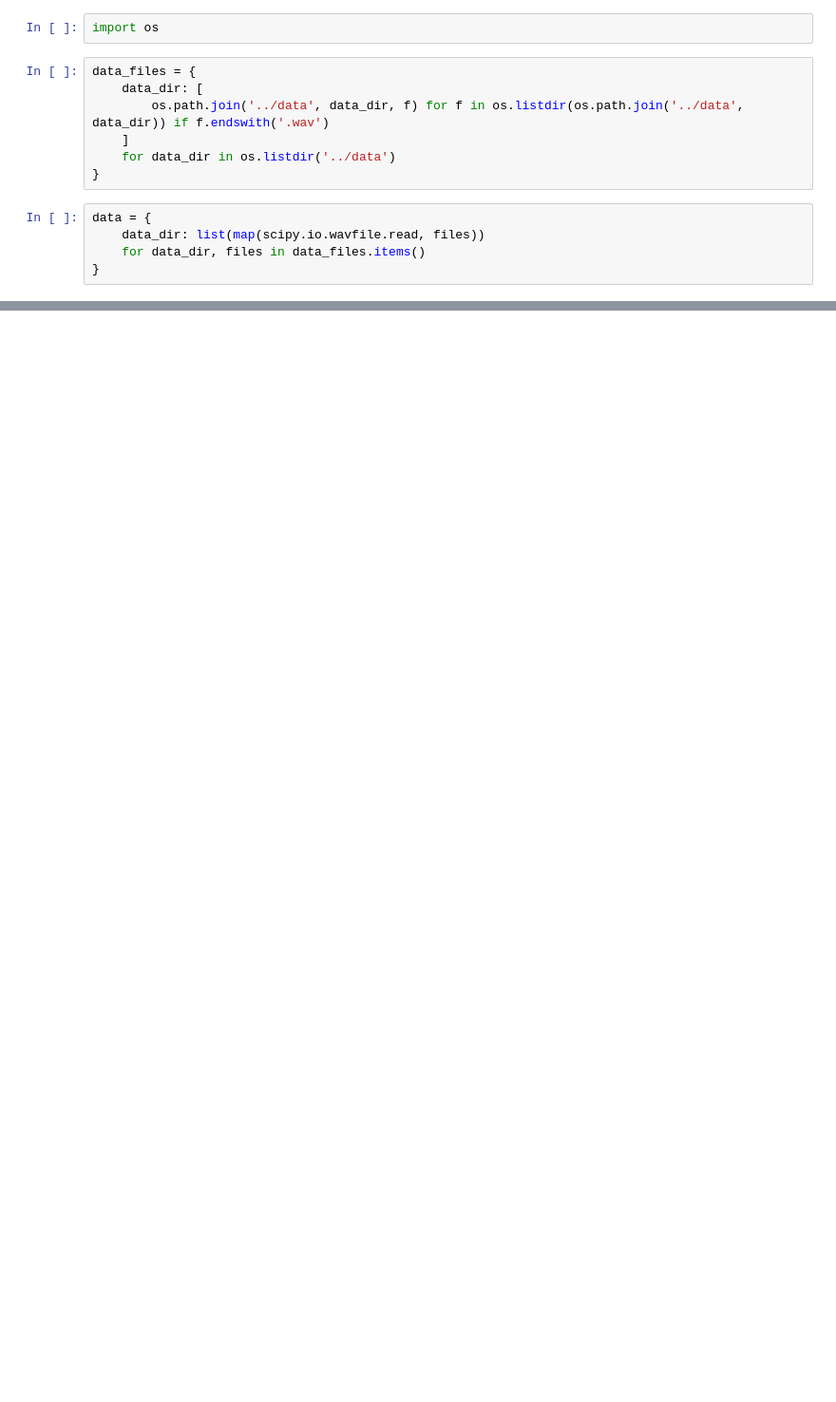
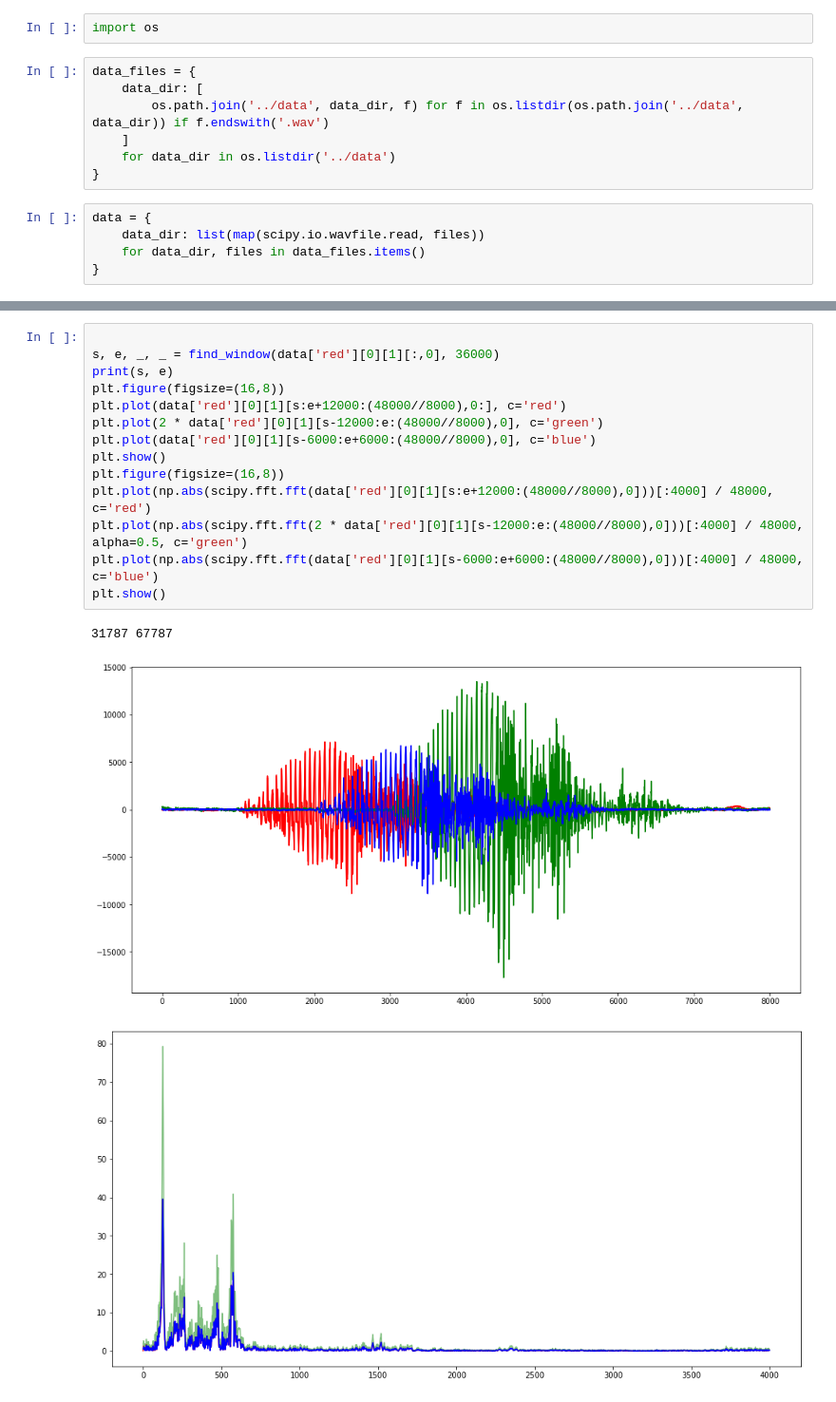
Before and after one commit to lychanl/atmega-rgb, a Jupyter notebook: sound-analysis/sound-analysis.ipynb, the cells around one changed output, grey strips where cells are left out. Shown at 95% size. Saved outputs shown, nothing was run; the diff lists cells and outputs as text; blank space fills up the shorter version.

```diff
--- a/sound-analysis/sound-analysis.ipynb
+++ b/sound-analysis/sound-analysis.ipynb
@@ -90,3 +112,21 @@ for category, cat_data in data_processed.items():
+# %%
+
+s, e, _, _ = find_window(data['red'][0][1][:,0], 36000)
+print(s, e)
+plt.figure(figsize=(16,8))
+plt.plot(data['red'][0][1][s:e+12000:(48000//8000),0:], c='red')
+plt.plot(2 * data['red'][0][1][s-12000:e:(48000//8000),0], c='green')
+plt.plot(data['red'][0][1][s-6000:e+6000:(48000//8000),0], c='blue')
+plt.show()
+plt.figure(figsize=(16,8))
+plt.plot(np.abs(scipy.fft.fft(data['red'][0][1][s:e+12000:(48000//8000),0]))[:4000] / 48000, c='red')
+plt.plot(np.abs(scipy.fft.fft(2 * data['red'][0][1][s-12000:e:(48000//8000),0]))[:4000] / 48000, alpha=0.5, c='green')
+plt.plot(np.abs(scipy.fft.fft(data['red'][0][1][s-6000:e+6000:(48000//8000),0]))[:4000] / 48000, c='blue')
+plt.show()
+# %% [output]
+31787 67787
+[figure, added]
+[figure, added]
 # %%
 for category, cat_data in data.items():
     if category not in ('red', 'green', 'blue'):
```
Also changed, not shown: parts of 29 cells of this notebook, 11 other files.
